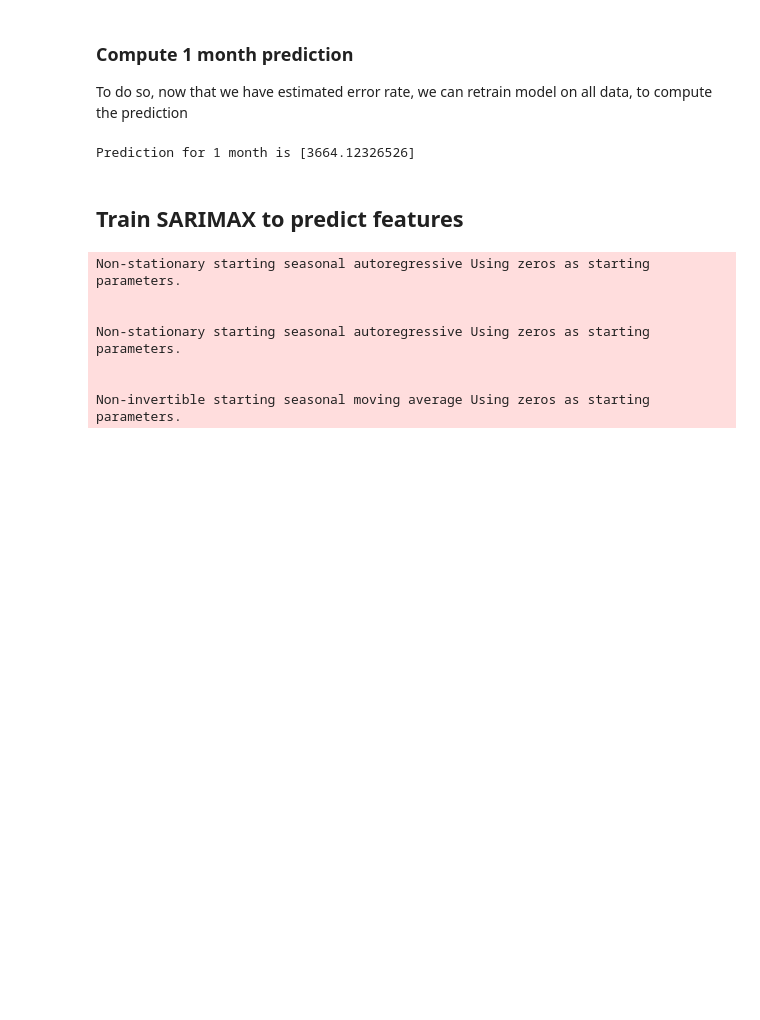
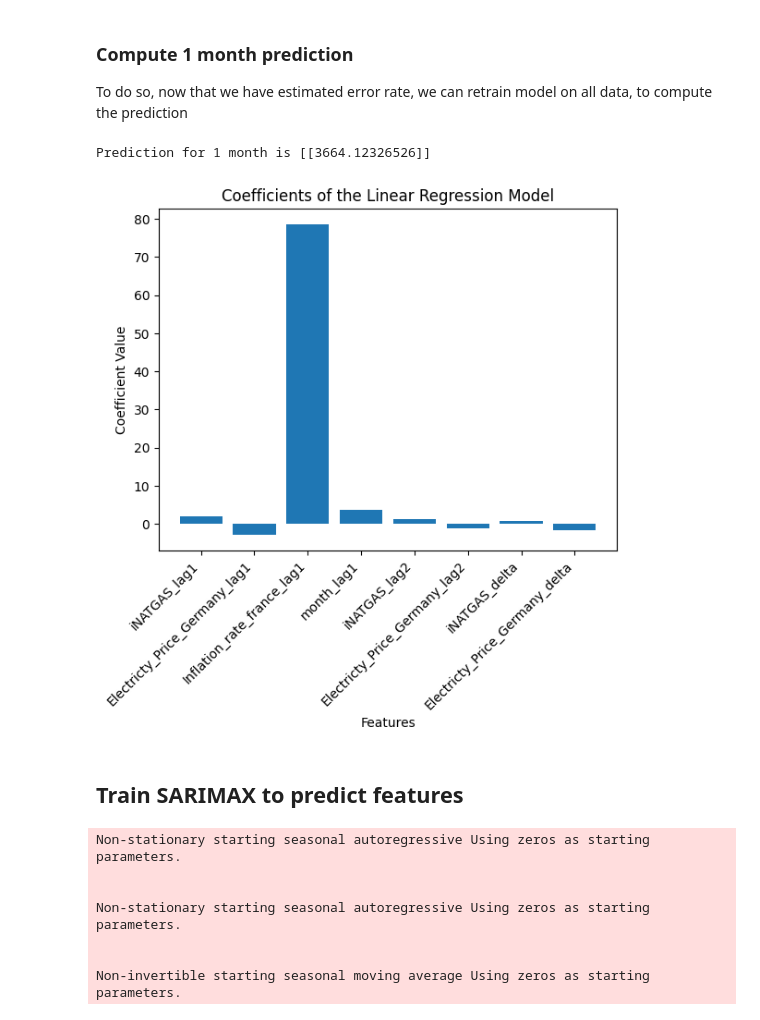
Before and after one commit to mattmrq/SE_project, a Jupyter notebook: Main_Notebook.ipynb, the cells around one changed output. Saved outputs shown, nothing was run; the diff lists cells and outputs as text; code cells hidden in the pictures; blank space fills up the shorter version.

```diff
--- a/Main_Notebook.ipynb
+++ b/Main_Notebook.ipynb
@@ -321,15 +311,35 @@ train_data = model_data.query(f"index < '2023-01-01'")
 model_1_month_linear_pred = linear_model.LinearRegression()
 
 X_train = train_data.drop("best_price_compound", axis=1)
-y_train = train_data["best_price_compound"]
+y_train = train_data[["best_price_compound"]]
 
+scaler = preprocessing.StandardScaler().fit(X_train)
+X_train = scaler.transform(X_train)
 
 model_1_month_linear_pred.fit(X_train, y_train)
 X_sub = submission_data.drop("best_price_compound", axis=1).iloc[:1]
+X_sub = scaler.transform(X_sub)
 prediction_1m = model_1_month_linear_pred.predict(X_sub)
 print(f"Prediction for 1 month is {prediction_1m}")
 # %% [output]
-Prediction for 1 month is [3664.12326526]
+Prediction for 1 month is [[3664.12326526]]
+# %%
+coefficients = model_1_month_linear_pred.coef_
+intercept = model_1_month_linear_pred.intercept_
+
+selected_features = X_train.columns[abs(coefficients) > 0.5]
+selected_coefficients = coefficients[abs(coefficients) > 0.5]
+
+# Plotting the coefficients
+feature_names = X_train.columns
+plt.bar(selected_features, selected_coefficients)
+plt.xlabel('Features')
+plt.ylabel('Coefficient Value')
+plt.title('Coefficients of the Linear Regression Model')
+plt.xticks(rotation=45, ha='right')
+plt.show()
+# %% [output]
+[figure, added]
 # %% [markdown]
 ## Train SARIMAX to predict features
 # %%
```
Also changed, not shown: parts of 3 cells of this notebook.
